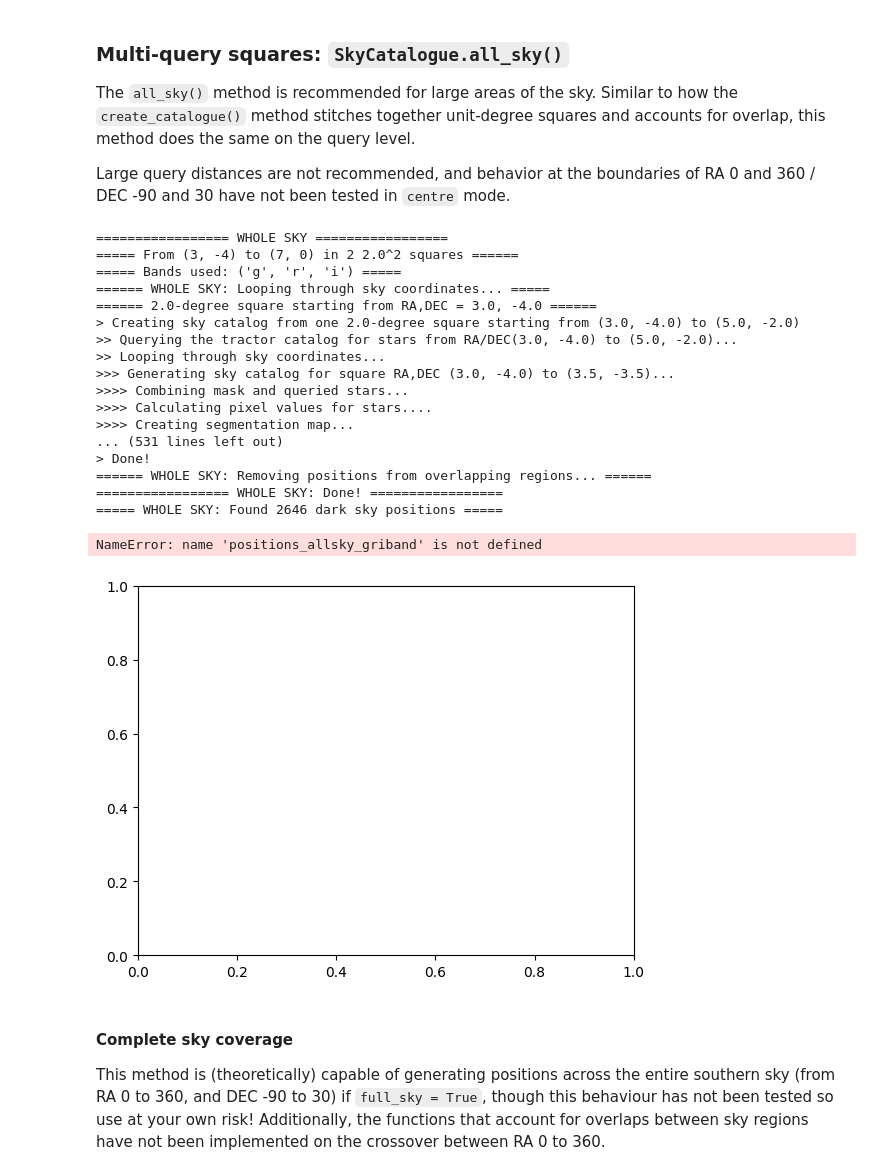
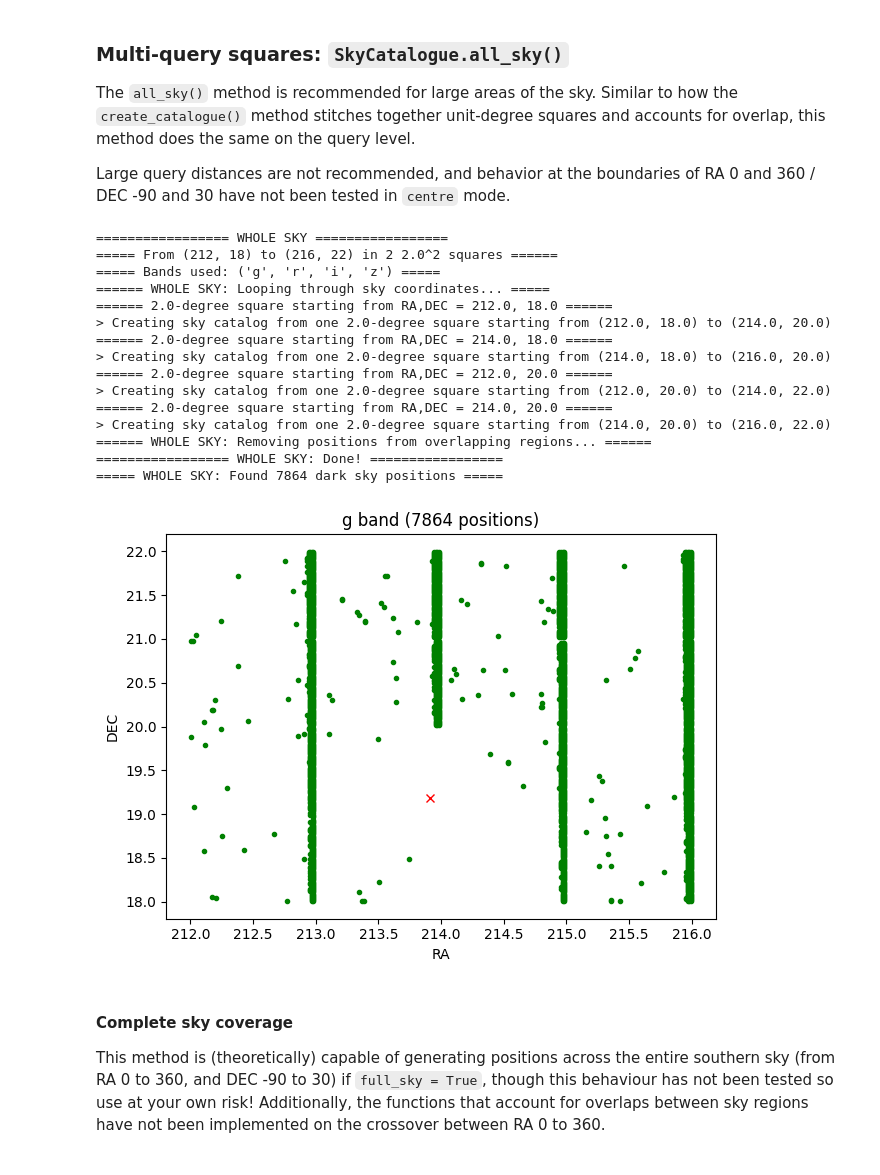
Before and after one commit to cyb0rb/WiFeS_Catalog, a Jupyter notebook: generating_catalogs.ipynb, the cells around one changed output. Drawn from its saved outputs; the diff is of its cells as text; code cells hidden in the pictures.

Commit message:
Creating images

```diff
--- a/generating_catalogs.ipynb
+++ b/generating_catalogs.ipynb
@@ -155,34 +140,32 @@ The `all_sky()` method is recommended for large areas of the sky. Similar to how
 Large query distances are not recommended, and behavior at the boundaries of RA 0 and 360 / DEC -90 and 30 have not been tested in `centre` mode.
 # %%
 # generate sections of the whole sky
-positions_allsky_griband = catalog.all_sky(ra_allsky=3, dec_allsky=-4, sky_dist=4, query_dist=2.0, bands=('g', 'r', 'i'), mode='corner')
+positions_allsky_griband = catalog.all_sky(ra_allsky=212, dec_allsky=18, sky_dist=4, query_dist=2.0, bands=('g', 'r', 'i', 'z'), mode='corner')
 # %% [output]
 ================= WHOLE SKY =================
-===== From (3, -4) to (7, 0) in 2 2.0^2 squares ======
-===== Bands used: ('g', 'r', 'i') =====
+===== From (212, 18) to (216, 22) in 2 2.0^2 squares ======
+===== Bands used: ('g', 'r', 'i', 'z') =====
 ====== WHOLE SKY: Looping through sky coordinates... =====
-====== 2.0-degree square starting from RA,DEC = 3.0, -4.0 ======
-> Creating sky catalog from one 2.0-degree square starting from (3.0, -4.0) to (5.0, -2.0)
->> Querying the tractor catalog for stars from RA/DEC(3.0, -4.0) to (5.0, -2.0)...
->> Looping through sky coordinates...
->>> Generating sky catalog for square RA,DEC (3.0, -4.0) to (3.5, -3.5)...
->>>> Combining mask and queried stars...
->>>> Calculating pixel values for stars....
->>>> Creating segmentation map...
-... (531 lines left out)
-> Done!
+====== 2.0-degree square starting from RA,DEC = 212.0, 18.0 ======
+> Creating sky catalog from one 2.0-degree square starting from (212.0, 18.0) to (214.0, 20.0)
+====== 2.0-degree square starting from RA,DEC = 214.0, 18.0 ======
+> Creating sky catalog from one 2.0-degree square starting from (214.0, 18.0) to (216.0, 20.0)
+====== 2.0-degree square starting from RA,DEC = 212.0, 20.0 ======
+> Creating sky catalog from one 2.0-degree square starting from (212.0, 20.0) to (214.0, 22.0)
+====== 2.0-degree square starting from RA,DEC = 214.0, 20.0 ======
+> Creating sky catalog from one 2.0-degree square starting from (214.0, 20.0) to (216.0, 22.0)
 ====== WHOLE SKY: Removing positions from overlapping regions... ======
 ================= WHOLE SKY: Done! =================
-===== WHOLE SKY: Found 2646 dark sky positions =====
+===== WHOLE SKY: Found 7864 dark sky positions =====
 # %%
 fig, ax = plt.subplots()
 ax.plot(positions_allsky_griband['ra'], positions_allsky_griband['dec'], 'g.')
-ax.set(title=f"griz bands ({positions_allsky_griband.size} positions)", xlabel="RA", ylabel="DEC")
+ax.plot(213.9154167,19.1822222, 'rx')
+ax.set(title=f"g band ({positions_allsky_griband.size} positions)", xlabel="RA", ylabel="DEC")
 plt.tight_layout()
 plt.show()
 # %% [output]
-NameError: name 'positions_allsky_griband' is not defined
-[figure, old version]
+[figure, new version]
 # %% [markdown]
 #### Complete sky coverage
 This method is (theoretically) capable of generating positions across the entire southern sky (from RA 0 to 360, and DEC -90 to 30) if `full_sky = True`, though this behaviour has not been tested so use at your own risk! Additionally, the functions that account for overlaps between sky regions have not been implemented on the crossover between RA 0 to 360.
```
Also changed, not shown: parts of 5 cells of this notebook, 1 other file.
